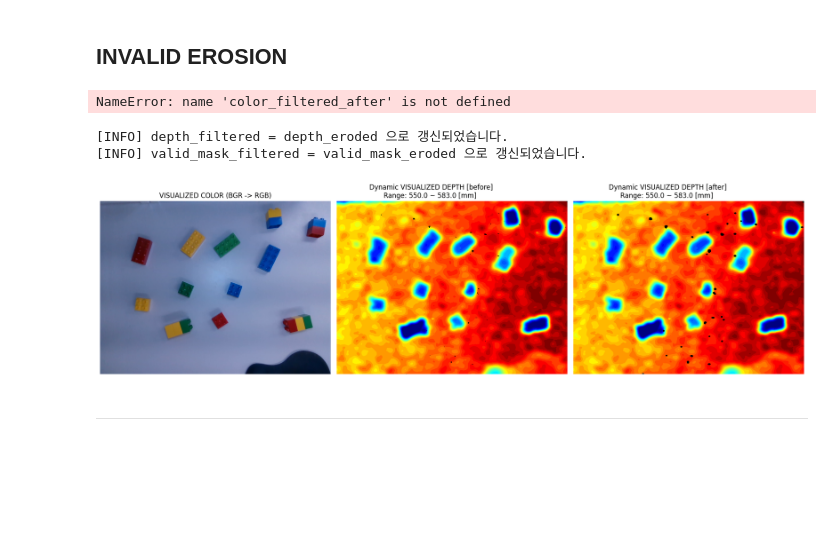
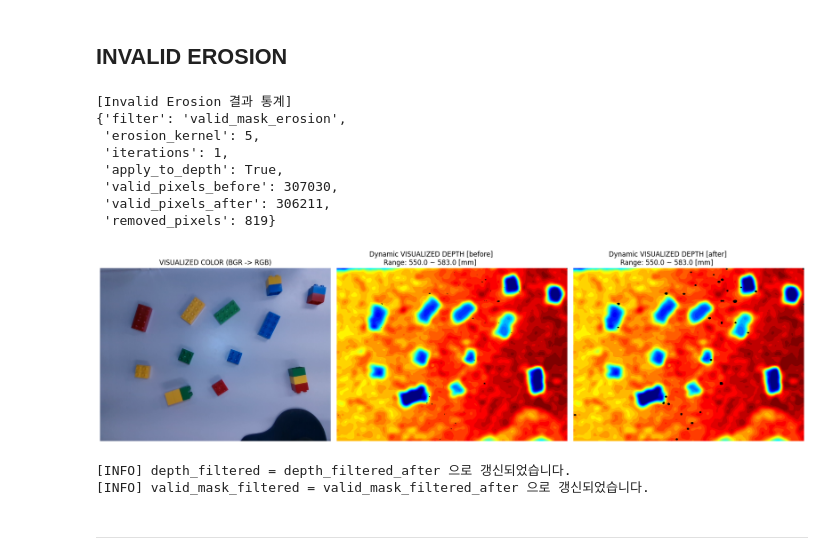
Before and after one commit to engineer0914/pointcloud_test, a Jupyter notebook: INUVision.ipynb, the cells around one changed output. Cells and saved outputs as stored; diff of their text form; code cells hidden in the pictures; blank space fills up the shorter version.

```diff
--- a/INUVision.ipynb
+++ b/INUVision.ipynb
@@ -1377,13 +1419,11 @@ def apply_valid_mask_erosion(
 
     return depth_eroded, eroded_valid_mask, info
 # %%
-# 원본 카메라
-# color_filtered = color_img_bgr.copy()
-# depth_filtered = depth_img.copy()
+# ---------------------------------------------------------
+# Invalid Erosion 실행부
+# ---------------------------------------------------------
 
-# 이전 필터 비교 전으로 이동
-# color_filtered_before = color_filtered_after
-depth_filtered_before = depth_filtered_after
+depth_filtered_before = depth_filtered.copy()
 
 valid_mask = (depth_filtered_before > 0).astype(np.uint8)
 
@@ -1392,46 +1432,43 @@ depth_eroded, valid_mask_eroded, erosion_info = apply_valid_mask_erosion(
     valid_mask=valid_mask,
     erosion_kernel=5,
     iterations=1,
-    apply_to_depth=True,
-    show=False,
-    title="Invalid Erosion Applied Depth"
+    apply_to_depth=True
 )
+
+depth_filtered_after = depth_eroded.copy()
+valid_mask_filtered_after = valid_mask_eroded.copy()
 
 print("\n[Invalid Erosion 결과 통계]")
 pprint.pprint(erosion_info, sort_dicts=False)
 # %% [output]
-NameError: name 'color_filtered_after' is not defined
+[Invalid Erosion 결과 통계]
+{'filter': 'valid_mask_erosion',
+ 'erosion_kernel': 5,
+ 'iterations': 1,
+ 'apply_to_depth': True,
+ 'valid_pixels_before': 307030,
+ 'valid_pixels_after': 306211,
+ 'removed_pixels': 819}
 # %%
-## eroded 처리 뎁스만 진행
-
-# color_filtered_before = color_img_bgr.copy()
-# color_filtered_after = color_img_bgr.copy()
-
-depth_filtered_before = depth_eroded.copy()
-depth_filtered_after = depth_eroded.copy()
-
-valid_mask_filtered = valid_mask_eroded.copy()
-print("\n[INFO] depth_filtered = depth_eroded 으로 갱신되었습니다.")
-print("[INFO] valid_mask_filtered = valid_mask_eroded 으로 갱신되었습니다.")
-
-
-
-# color_filtered_after =
-depth_filtered_after = depth_eroded
-valid_mask_filtered = valid_mask_eroded.copy()
-
-
-
+# ---------------------------------------------------------
+# Invalid Erosion 시각화 및 갱신부
+# ---------------------------------------------------------
 
 compare_depth(
-    color_filtered=color_filtered_after,
-    depth_filtered_before=depth_img,
-    depth_filtered_after=depth_filtered
+    color_filtered=color_filtered,
+    depth_filtered_before=depth_filtered_before,
+    depth_filtered_after=depth_filtered_after
 )
+
+depth_filtered = depth_filtered_after.copy()
+valid_mask_filtered = valid_mask_filtered_after.copy()
+
+print("\n[INFO] depth_filtered = depth_filtered_after 으로 갱신되었습니다.")
+print("[INFO] valid_mask_filtered = valid_mask_filtered_after 으로 갱신되었습니다.")
 # %% [output]
+[figure, new version]
-[INFO] depth_filtered = depth_eroded 으로 갱신되었습니다.
-[INFO] valid_mask_filtered = valid_mask_eroded 으로 갱신되었습니다.
+[INFO] depth_filtered = depth_filtered_after 으로 갱신되었습니다.
+[INFO] valid_mask_filtered = valid_mask_filtered_after 으로 갱신되었습니다.
-[figure, old version]
 # %% [markdown]
 ---
 # %% [markdown]
```
Also changed, not shown: parts of 7 cells of this notebook, 2 other files.
